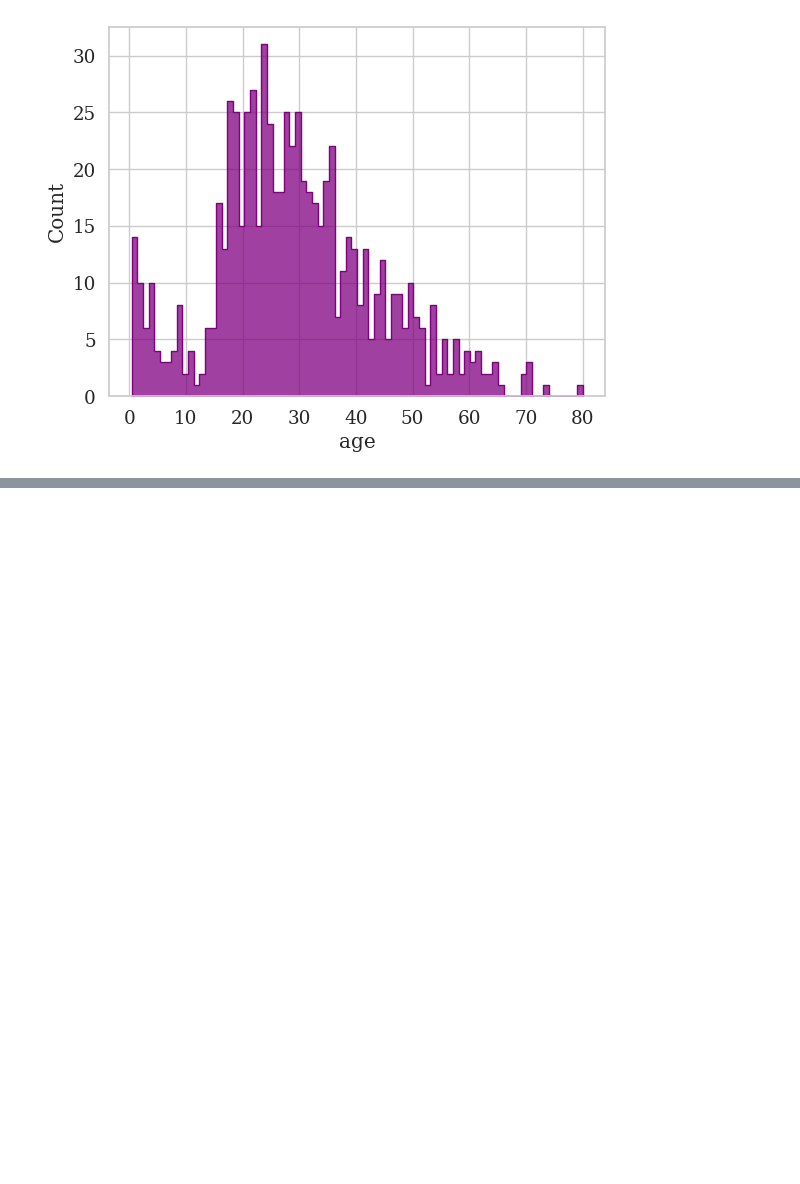
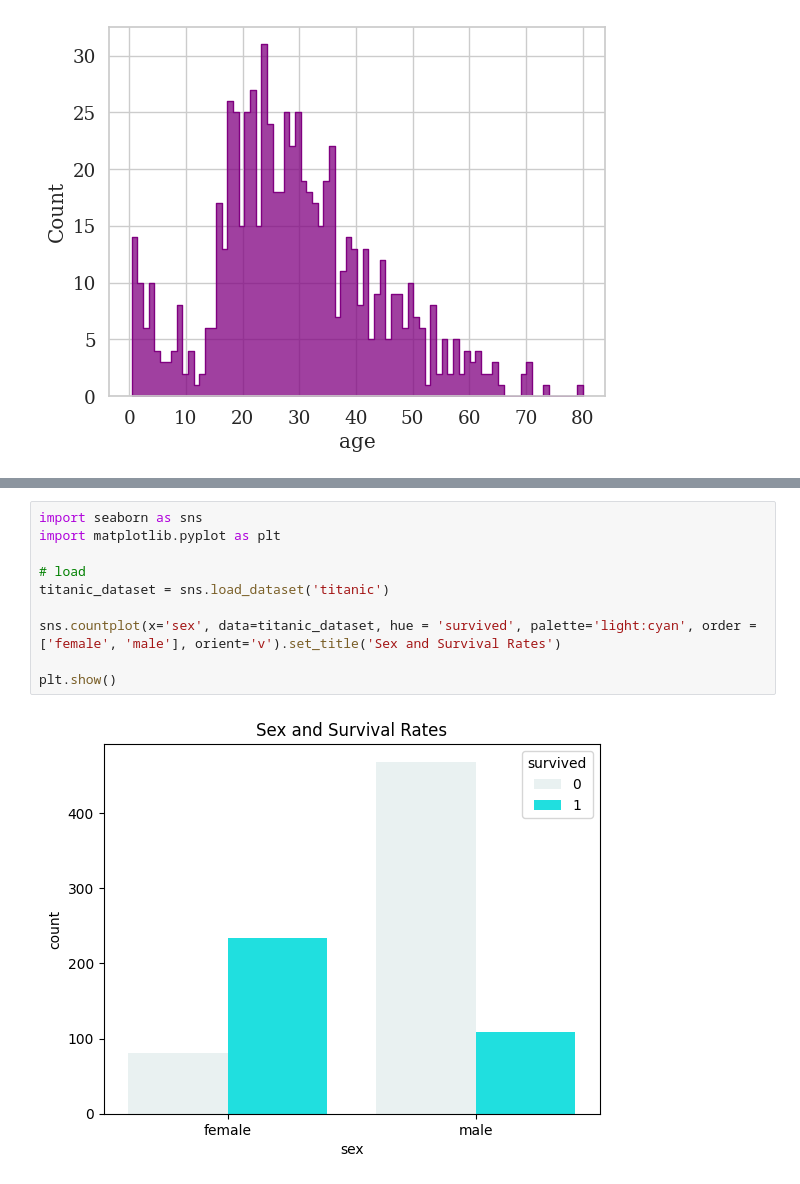
Before and after one commit to vadivelmurugesan/data-science, a Jupyter notebook: 06_seaborn/01_fundamentals.ipynb, the cells around one changed output, grey strips where cells are left out. Cells and saved outputs as stored; diff of their text form; blank space fills up the shorter version.

Commit message:
Bar Plot Changes

```diff
--- a/06_seaborn/01_fundamentals.ipynb
+++ b/06_seaborn/01_fundamentals.ipynb
@@ -135,0 +145,12 @@ sns.histplot(data=titanic_dataset, x='age', binwidth=1, color='purple', element=
+# %%
+import seaborn as sns
+import matplotlib.pyplot as plt
+
+# load
+titanic_dataset = sns.load_dataset('titanic')
+
+sns.countplot(x='sex', data=titanic_dataset, hue = 'survived', palette='light:cyan', order = ['female', 'male'], orient='v').set_title('Sex and Survival Rates')
+
+plt.show()
+# %% [output]
+[figure, added]
```
Also changed, not shown: parts of 4 cells of this notebook.
